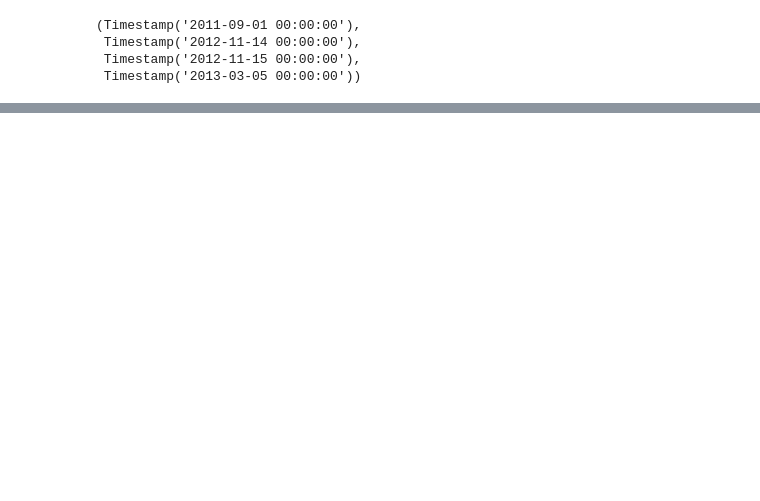
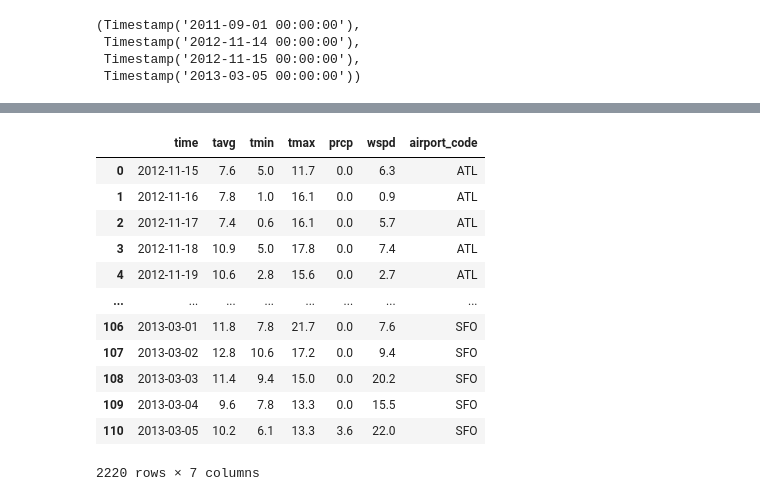
Before and after one commit to youssef595/Flight-passengers-prediction, a Jupyter notebook: Notebooks/FPX_Flights_weather.ipynb, the cells around one changed output, grey strips where cells are left out. Drawn from its saved outputs; the diff is of its cells as text; code cells hidden in the pictures; blank space fills up the shorter version.

```diff
--- a/Notebooks/FPX_Flights_weather.ipynb
+++ b/Notebooks/FPX_Flights_weather.ipynb
@@ -42,2 +53,19 @@ KeyboardInterrupt:
+# %%
+test_weather = scrap_weather(X_test, start=datetime(2012, 11, 15), end=datetime(2013, 3, 5))
+test_weather
+# %% [output]
+|  | time | tavg | tmin | tmax | prcp | wspd | airport_code |
+| 0 | 2012-11-15 | 7.6 | 5.0 | 11.7 | 0.0 | 6.3 | ATL |
+| 1 | 2012-11-16 | 7.8 | 1.0 | 16.1 | 0.0 | 0.9 | ATL |
+| 2 | 2012-11-17 | 7.4 | 0.6 | 16.1 | 0.0 | 5.7 | ATL |
+| 3 | 2012-11-18 | 10.9 | 5.0 | 17.8 | 0.0 | 7.4 | ATL |
+| 4 | 2012-11-19 | 10.6 | 2.8 | 15.6 | 0.0 | 2.7 | ATL |
+| ... | ... | ... | ... | ... | ... | ... | ... |
+| 106 | 2013-03-01 | 11.8 | 7.8 | 21.7 | 0.0 | 7.6 | SFO |
+| 107 | 2013-03-02 | 12.8 | 10.6 | 17.2 | 0.0 | 9.4 | SFO |
+| 108 | 2013-03-03 | 11.4 | 9.4 | 15.0 | 0.0 | 20.2 | SFO |
+| 109 | 2013-03-04 | 9.6 | 7.8 | 13.3 | 0.0 | 15.5 | SFO |
+| 110 | 2013-03-05 | 10.2 | 6.1 | 13.3 | 3.6 | 22.0 | SFO |
+2220 rows × 7 columns
 # %%
 train = merge_weather_data(X = train, weather_data = train_weather)
```
Also changed, not shown: parts of 22 cells of this notebook, 3 other files.
